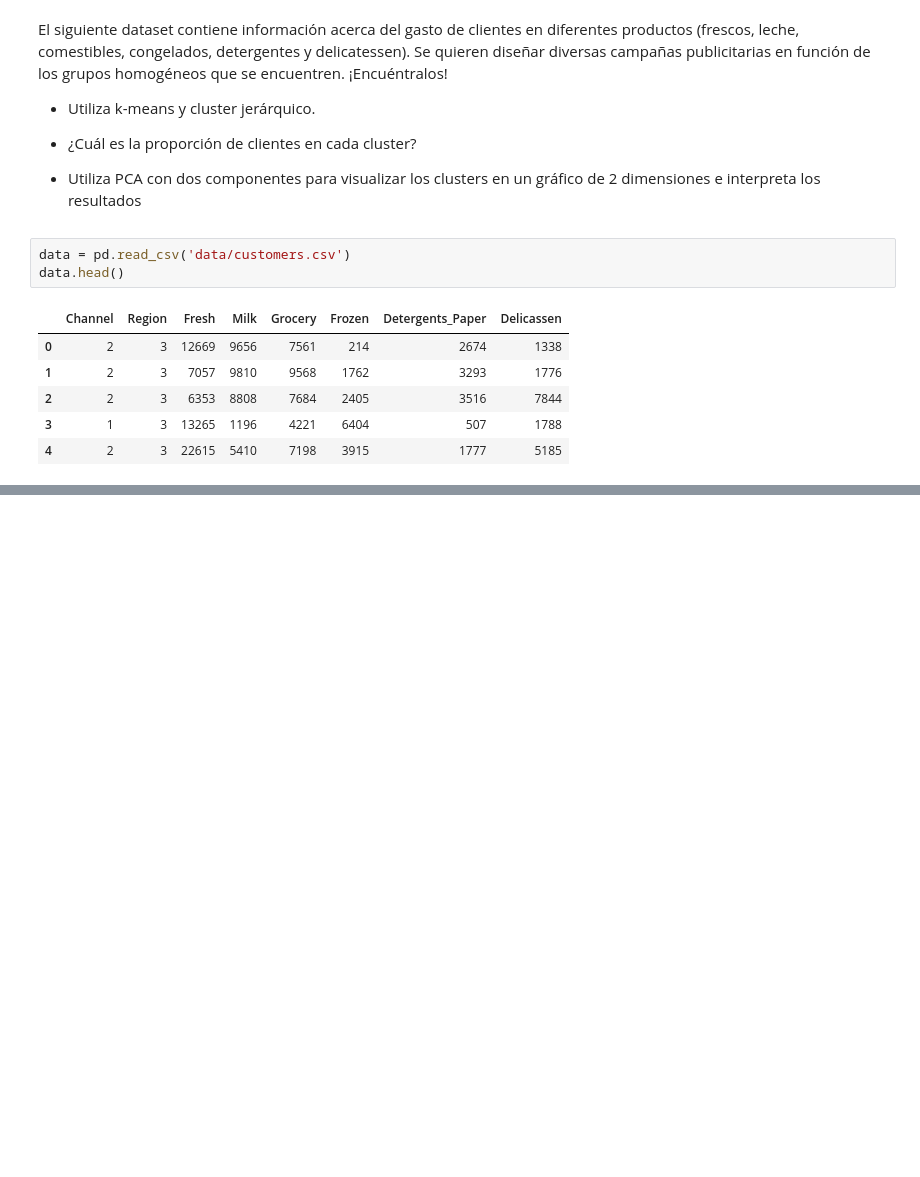
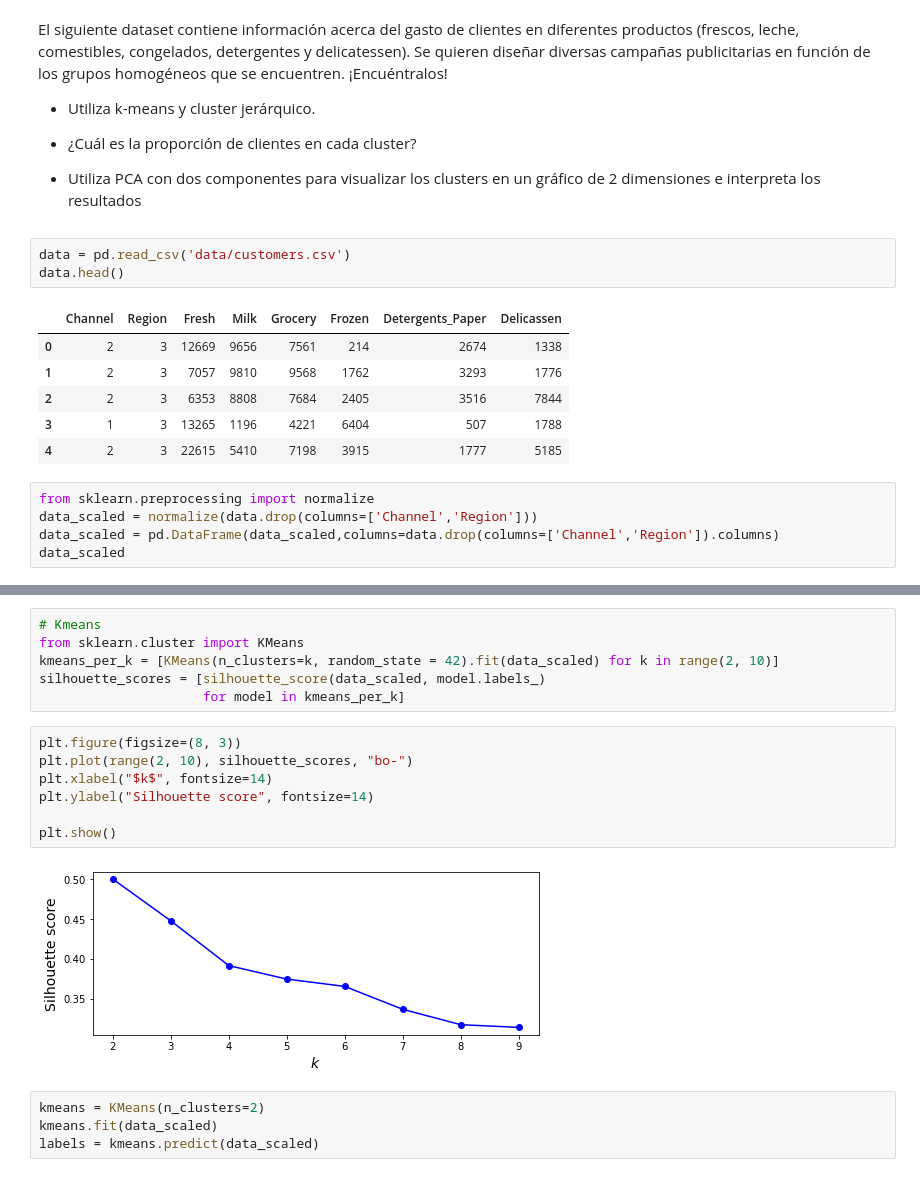
Before and after one commit to rafazamb/DS_PT_ENE21, a Jupyter notebook: 2-Machine_Learning/2.2_Unsupervised/2.2.3 Clustering/Ejercicios Clustering.ipynb, the cells around one changed output, grey strips where cells are left out. Cells and saved outputs as stored; diff of their text form; blank space fills up the shorter version.

```diff
--- a/2-Machine_Learning/2.2_Unsupervised/2.2.3 Clustering/Ejercicios Clustering.ipynb
+++ b/2-Machine_Learning/2.2_Unsupervised/2.2.3 Clustering/Ejercicios Clustering.ipynb
@@ -44,3 +205,8 @@ data.head()
 | 2 | 2 | 3 | 6353 | 8808 | 7684 | 2405 | 3516 | 7844 |
 | 3 | 1 | 3 | 13265 | 1196 | 4221 | 6404 | 507 | 1788 |
 | 4 | 2 | 3 | 22615 | 5410 | 7198 | 3915 | 1777 | 5185 |
+# %%
+from sklearn.preprocessing import normalize
+data_scaled = normalize(data.drop(columns=['Channel','Region']))
+data_scaled = pd.DataFrame(data_scaled,columns=data.drop(columns=['Channel','Region']).columns)
+data_scaled
@@ -46,0 +227,19 @@ data.head()
+# %%
+# Kmeans
+from sklearn.cluster import KMeans
+kmeans_per_k = [KMeans(n_clusters=k, random_state = 42).fit(data_scaled) for k in range(2, 10)]
+silhouette_scores = [silhouette_score(data_scaled, model.labels_)
+                     for model in kmeans_per_k]
+# %%
+plt.figure(figsize=(8, 3))
+plt.plot(range(2, 10), silhouette_scores, "bo-")
+plt.xlabel("$k$", fontsize=14)
+plt.ylabel("Silhouette score", fontsize=14)
+
+plt.show()
+# %% [output]
+[figure, added]
+# %%
+kmeans = KMeans(n_clusters=2)
+kmeans.fit(data_scaled)
+labels = kmeans.predict(data_scaled)
```
Also changed, not shown: parts of 29 cells of this notebook, 2 other files.
